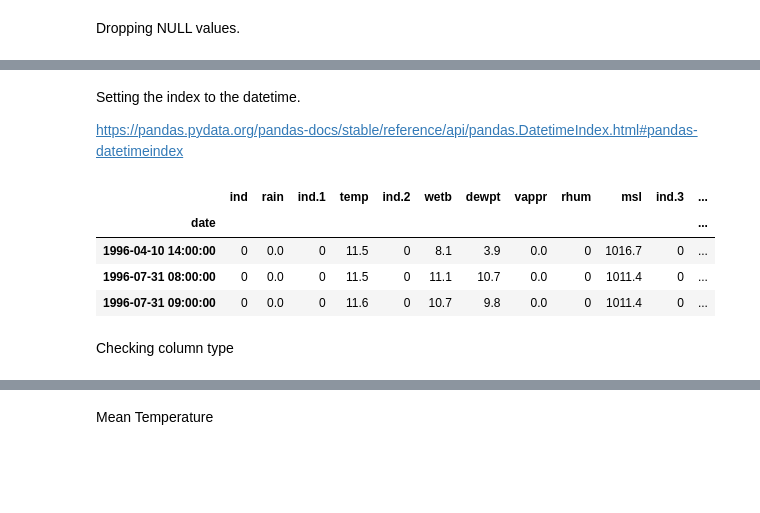
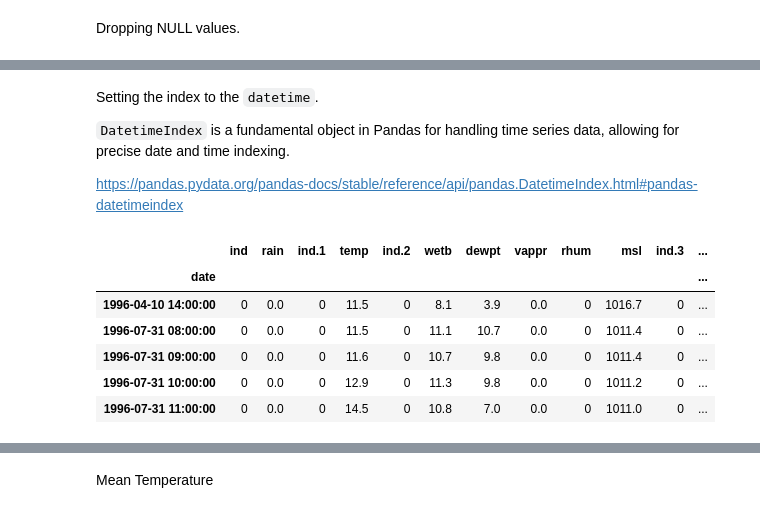
Before and after one commit to PCM11/PFDA---Assignments, a Jupyter notebook: assignment_6_weatherdata.ipynb, the cells around one changed output, grey strips where cells are left out. Saved outputs shown, nothing was run; the diff lists cells and outputs as text; code cells hidden in the pictures; blank space fills up the shorter version.

```diff
--- a/assignment_6_weatherdata.ipynb
+++ b/assignment_6_weatherdata.ipynb
@@ -99,15 +85,18 @@ Name: date, Length: 185424, dtype: datetime64[ns]
 # %% [markdown]
-Setting the index to the datetime.
+Setting the index to the `datetime`.
+
+`DatetimeIndex` is a fundamental object in Pandas for handling time series data, allowing for precise date and time indexing.
+
 
 https://pandas.pydata.org/pandas-docs/stable/reference/api/pandas.DatetimeIndex.html#pandas-datetimeindex
 # %%
 df.set_index('date', inplace=True)
-df.head(3)
+df.head()
 # %% [output]
 |  | ind | rain | ind.1 | temp | ind.2 | wetb | dewpt | vappr | rhum | msl | ind.3 | ... |
 | date |  |  |  |  |  |  |  |  |  |  |  | ... |
 | 1996-04-10 14:00:00 | 0 | 0.0 | 0 | 11.5 | 0 | 8.1 | 3.9 | 0.0 | 0 | 1016.7 | 0 | ... |
 | 1996-07-31 08:00:00 | 0 | 0.0 | 0 | 11.5 | 0 | 11.1 | 10.7 | 0.0 | 0 | 1011.4 | 0 | ... |
 | 1996-07-31 09:00:00 | 0 | 0.0 | 0 | 11.6 | 0 | 10.7 | 9.8 | 0.0 | 0 | 1011.4 | 0 | ... |
+| 1996-07-31 10:00:00 | 0 | 0.0 | 0 | 12.9 | 0 | 11.3 | 9.8 | 0.0 | 0 | 1011.2 | 0 | ... |
+| 1996-07-31 11:00:00 | 0 | 0.0 | 0 | 14.5 | 0 | 10.8 | 7.0 | 0.0 | 0 | 1011.0 | 0 | ... |
-# %% [markdown]
-Checking column type
```
Also changed, not shown: parts of 66 cells of this notebook, 14 other files.
